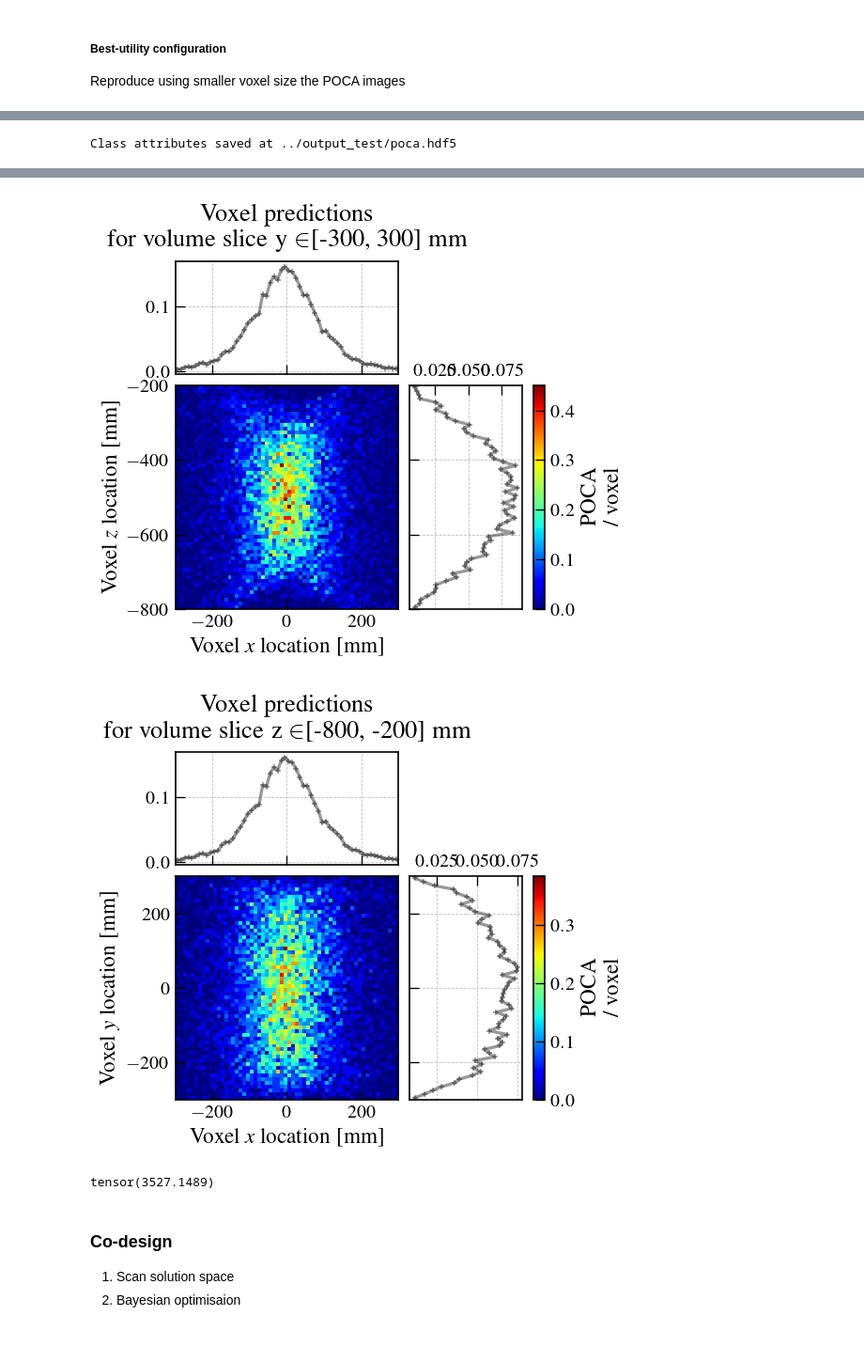
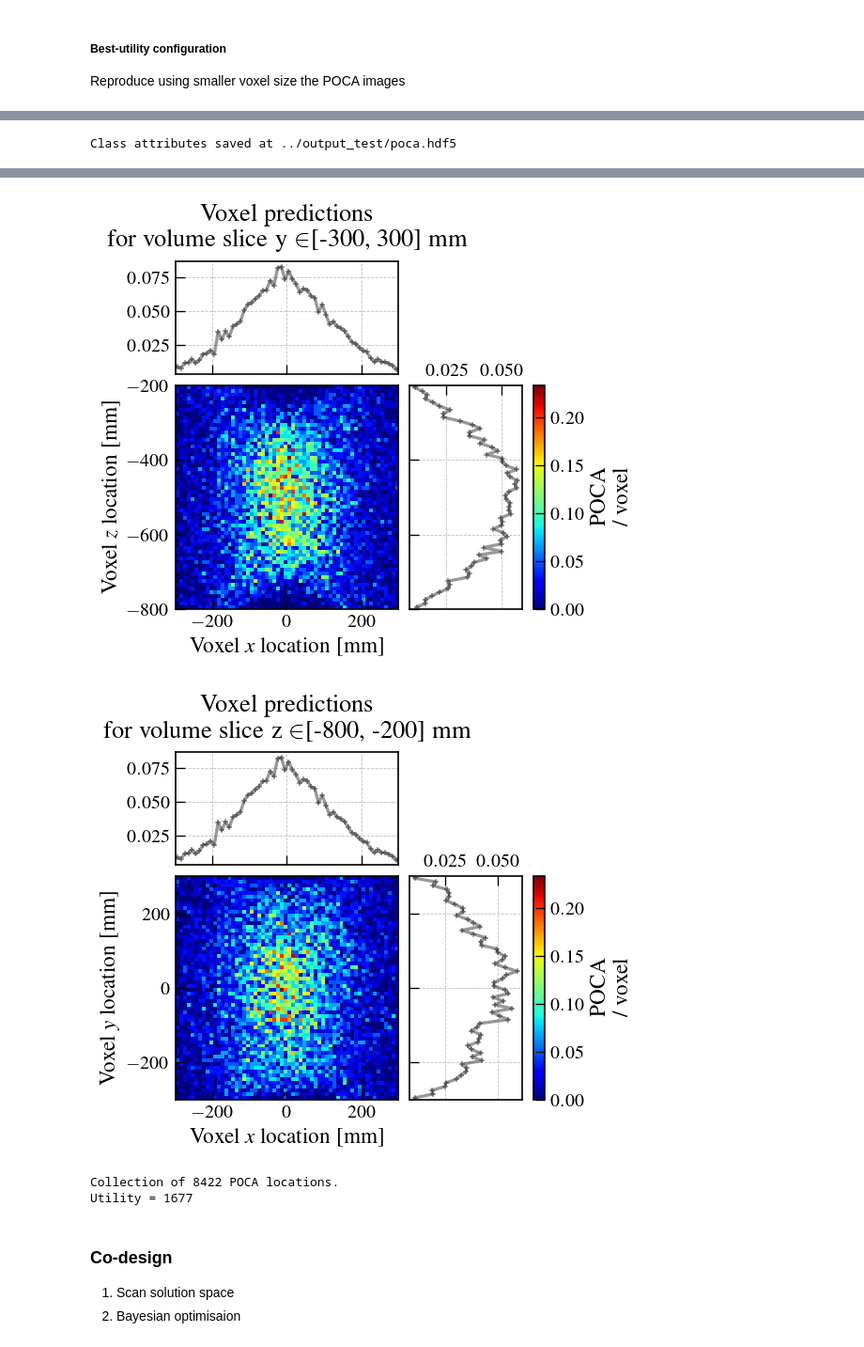
Before and after one commit to MaximeLagrange/muograph, a Jupyter notebook: Analysis.ipynb, the cells around one changed output, grey strips where cells are left out. Shown at 94% size. Cells and saved outputs as stored; diff of their text form; code cells hidden in the pictures.

Commit message:
Utility for SW and HW

```diff
--- a/Analysis.ipynb
+++ b/Analysis.ipynb
@@ -2171,0 +2123,12 @@ for dim in range(0, 3):
+# %%
+print(poca)
+
+##### Utility
+
+Nt = torch.sum(poca.n_poca_per_vox[Vix_t, :, :][:, Viy_t, :][:, :, Viz_t])
+Nb = torch.sum(poca.n_poca_per_vox) - Nt
+# Nb = torch.sum(poca.n_poca_per_vox[Vix_b, :, :][:, Viy_b, :][:, :, Viz_b]) # Not the rest of the voi, but the rest of the volume between detectors in geant4
+
+U2 = poisson_LRT(Nt, Vt, Nb, Vb)
+
+print("Utility = " + str(int(U2)))
@@ -2174,8 +2140,9 @@ for dim in range(0, 3):
 # %% [markdown]
 Layer separation (1), size ratio of the panels (2), separation of the panels from the pillar? (3)
 # %%
-by = 50
+by = 50*2
 start = 25
+# start = 150
 n=5
 end = start + by*n
 p3 = torch.arange(start, end, by)
@@ -2186,6 +2153,6 @@ tensor([ 25,  75, 125, 175, 225])
 # %%
 by = 0.25
-start = 0
+start = 0.25
 n=5
 end = start + by*n
 p4 = torch.arange(start, end, by)
@@ -2533,3 +2468,6 @@ An error occurred: "Column 'E' not found in the DataFrame. Muon energy set to 0.
+# %%
+# Select utility function
+U = U2s
 # %%
 figure = plt.figure()
 axes = figure.add_subplot(111)
@@ -2633,7 +2509,10 @@ plt.show()
 [figure]
 # %%
 ##### Panel separation and size
-H = GenPanels(float(p3[np.argmax(U2s[:, 0])]), a, float(p4[np.argmax(U2s[:, 0])]),
+
+i = np.unravel_index(np.argmax(U, axis=None), U.shape)
+
+H = GenPanels(float(p3[i[0]]), a, float(p4[i[1]]),
               hits_1_df_original, hits_2_df_original,
               tracks_1_df_original, tracks_2_df_original)
 
@@ -2682,7 +2561,6 @@ tracks_2_df = tracks_2.df
 mst = TrackingMST(trackings=(tracks_1, tracks_2))
 
 poca = POCA(tracking=mst, voi=voi, output_dir="../output_test/")
-poca
 
 # Choose a dimension to project along (0 = x, 1 = y, 2 = z)
 for dim in range(0, 3):
@@ -2696,14 +2574,15 @@ for dim in range(0, 3):
         pred_unit="",
     )
 
+print(poca)
 
 ##### Utility
 
-Nt = torch.sum(poca.n_poca_per_vox[Vix, :, :][:, Viy, :][:, :, Viz])
+Nt = torch.sum(poca.n_poca_per_vox[Vix_t, :, :][:, Viy_t, :][:, :, Viz_t])
 Nb = torch.sum(poca.n_poca_per_vox) - Nt
+# Nb = torch.sum(poca.n_poca_per_vox[Vix_b, :, :][:, Viy_b, :][:, :, Viz_b]) # Not the rest of the voi, but the rest of the volume between detectors in geant4
 
-# U1 = Nt - Nb
 U2 = poisson_LRT(Nt, Vt, Nb, Vb)
 
-print(U2)
+print("Utility = " + str(int(U2)))
 # %% [output]
@@ -2730,6 +2609,7 @@ Class attributes saved at ../output_test/poca.hdf5
-[figure, old version]
+[figure, new version]
-[figure, old version]
+[figure, new version]
-tensor(3527.1489)
+Collection of 8422 POCA locations.
+Utility = 1677
 # %% [markdown]
 ### Co-design
 
```
Also changed, not shown: parts of 49 cells of this notebook.
